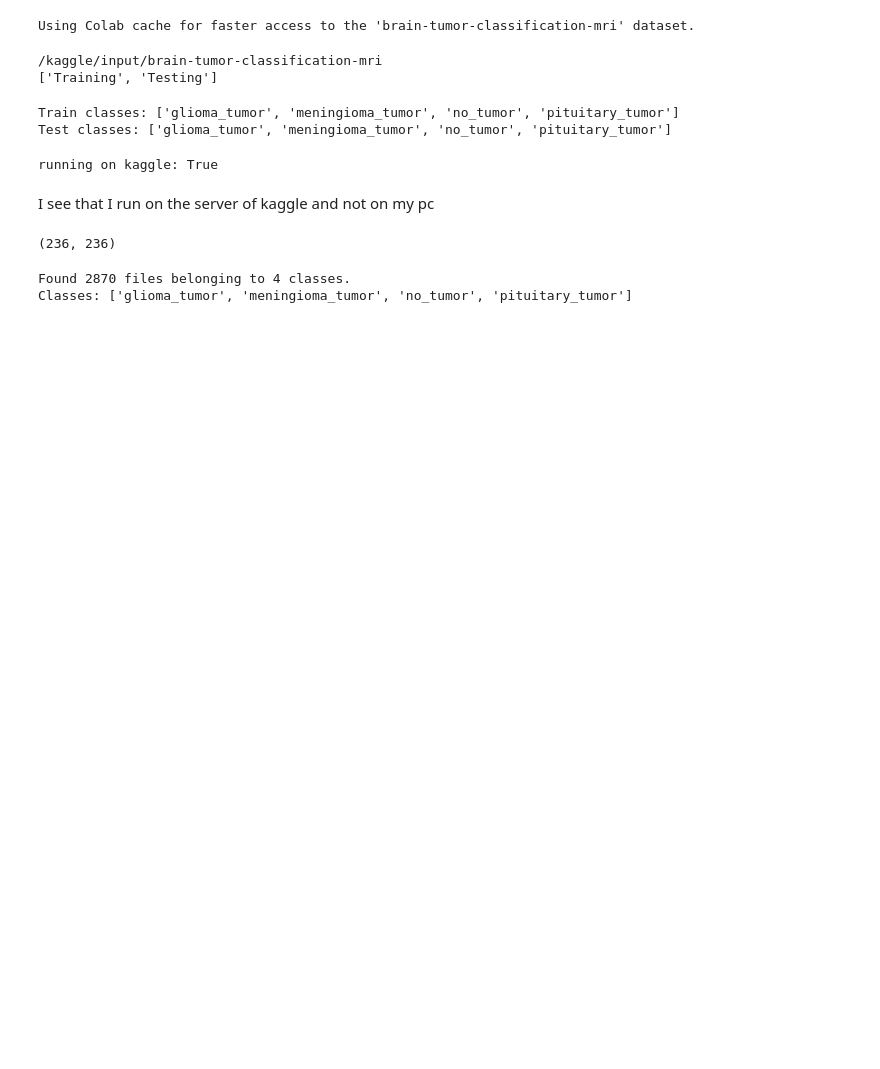
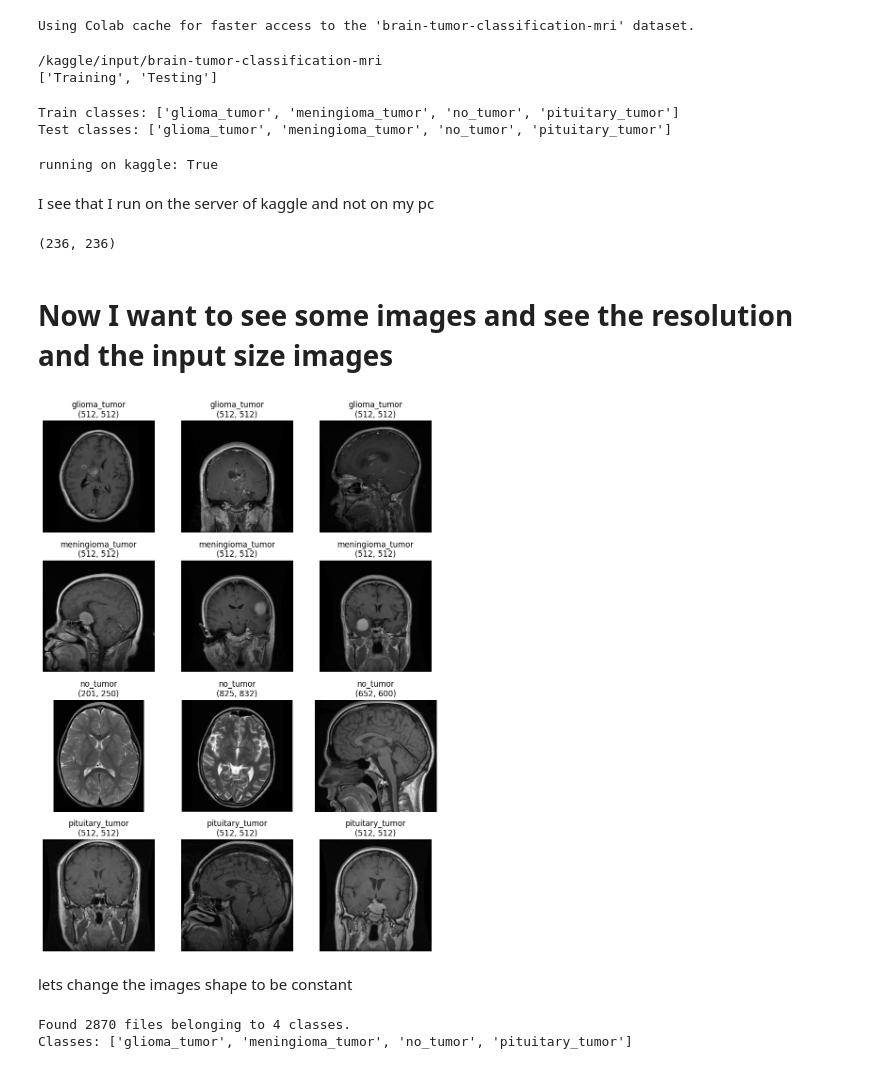
Before and after one commit to Avichay3/Full-training, a Jupyter notebook: Brain_tumor_pipeline.ipynb, the cells around one changed output. Drawn from its saved outputs; the diff is of its cells as text; code cells hidden in the pictures; blank space fills up the shorter version.

```diff
--- a/Brain_tumor_pipeline.ipynb
+++ b/Brain_tumor_pipeline.ipynb
@@ -87,6 +87,42 @@ img = Image.open(os.path.join(train_dir, sample_class, sample_img))
 print(img.size)
 # %% [output]
 (236, 236)
+# %% [markdown]
+# Now I want to see some images and see the resolution and the input size images
+# %%
+import random
+
+SAMPLES_PER_CLASS = 3
+random.seed(42)
+
+plt.figure(figsize=(SAMPLES_PER_CLASS * 3, len(class_names) * 3))
+
+plot_idx = 1
+
+for cls in class_names:
+    cls_dir = os.path.join(train_dir, cls)
+    images = os.listdir(cls_dir)
+    samples = random.sample(images, SAMPLES_PER_CLASS)
+
+    for img_name in samples:
+        img_path = os.path.join(cls_dir, img_name)
+        img = Image.open(img_path)
+
+        plt.subplot(len(class_names), SAMPLES_PER_CLASS, plot_idx)
+        plt.imshow(img)
+        plt.title(f"{cls}\n{img.size}")
+        plt.axis("off")
+
+        plot_idx += 1
+
+plt.tight_layout()
+plt.show()
+# %% [output]
+[figure, added]
+# %% [markdown]
+
+
+lets change the images shape to be constant
 # %%
 import tensorflow as tf
 import os
```
Also changed, not shown: parts of 2 cells of this notebook.
